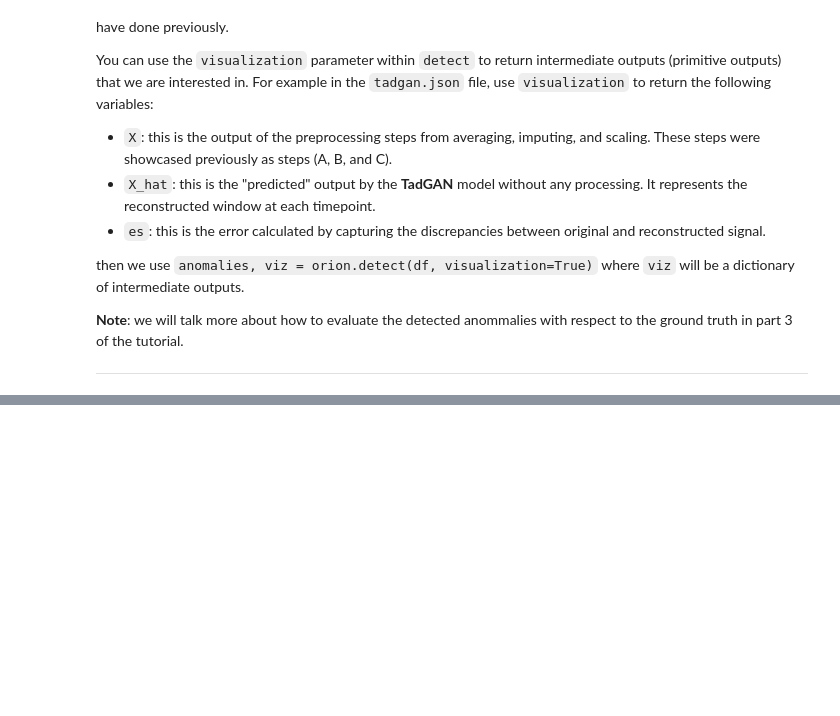
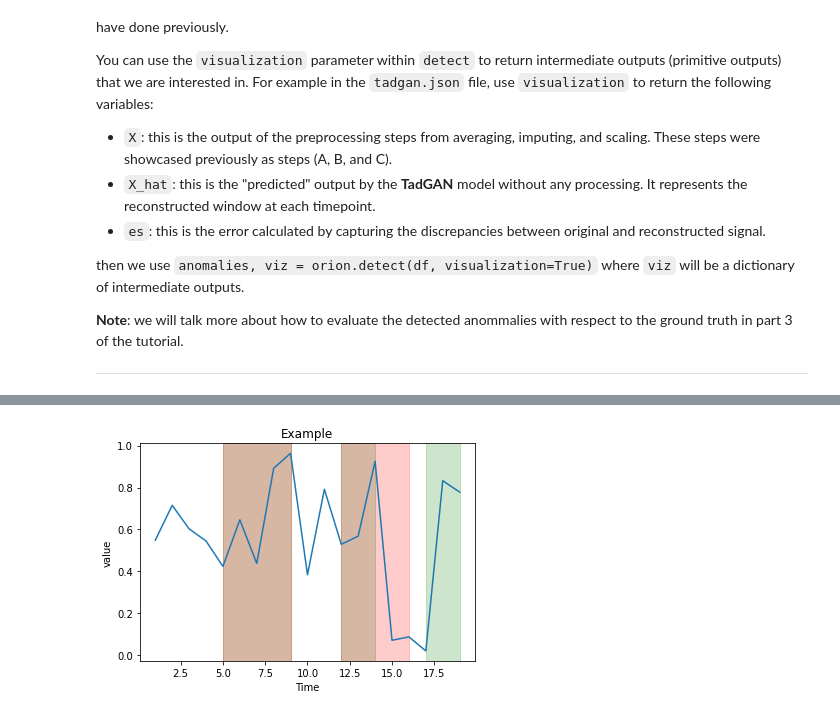
Before and after one commit to sintel-dev/Orion, a Jupyter notebook: notebooks/tulog/Tulog.ipynb, the cells around one changed output, grey strips where cells are left out. Saved outputs shown, nothing was run; the diff lists cells and outputs as text; code cells hidden in the pictures; blank space fills up the shorter version.

```diff
--- a/notebooks/tulog/Tulog.ipynb
+++ b/notebooks/tulog/Tulog.ipynb
@@ -548,0 +567,41 @@ then we use `anomalies, viz = orion.detect(df, visualization=True)` where `viz`
+# %%
+import numpy as np
+
+# to reproduce the same dummy signal
+np.random.seed(0)
+
+# dummy data
+start, end = (1, 20)
+signal = np.random.rand(end - start, 1)
+
+ground_truth = [
+    (5, 8),
+    (12, 13),
+    (17, 18)
+]
+
+anomalies = [
+    (5, 8),
+    (12, 15)
+]
+# %%
+import matplotlib.pyplot as plt
+
+time = range(start, end)
+plt.plot(time, signal)
+
+# ground truth
+for i, (t1, t2) in enumerate(ground_truth):
+    plt.axvspan(t1, t2+1, color="g", alpha=0.2, label="ground_truth")
+
+# detected
+for i, (t1, t2) in enumerate(anomalies):
+    plt.axvspan(t1, t2+1, color="r", alpha=0.2, label="detected")
+
+
+plt.title("Example")
+plt.xlabel("Time")
+plt.ylabel("value")
+plt.show()
+# %% [output]
+[figure, added]
```
Also changed, not shown: parts of 8 cells of this notebook, 3 other files.
